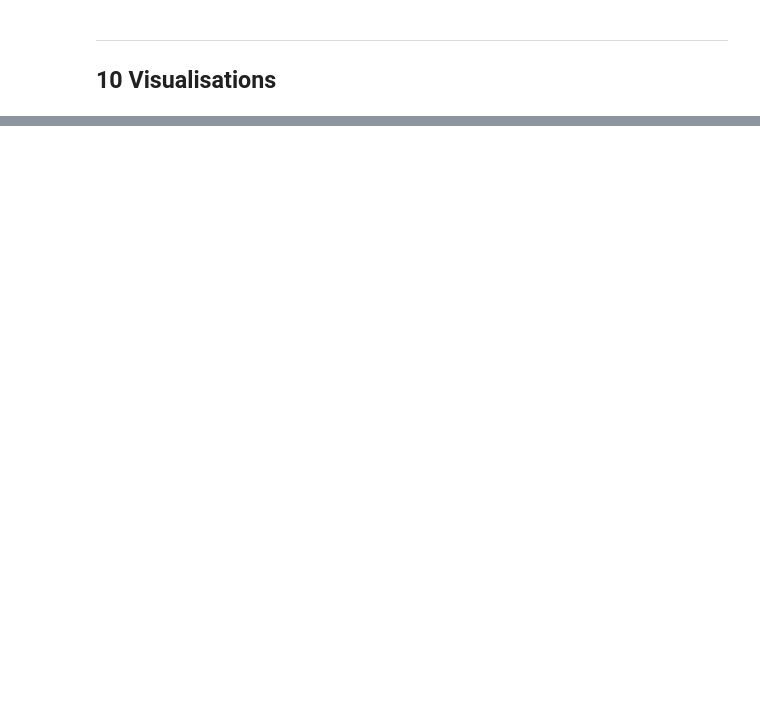
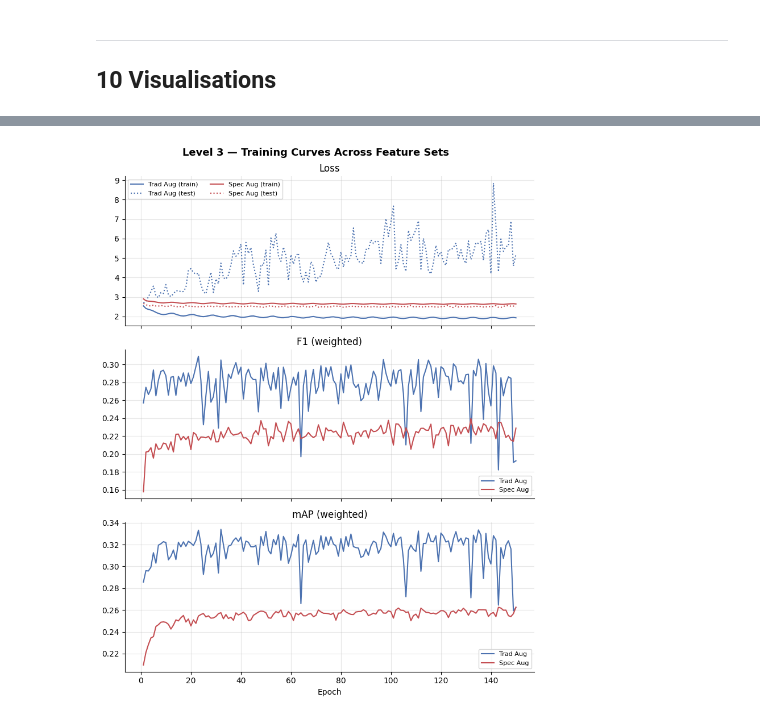
Before and after one commit to m-uceda/BIP2026, a Jupyter notebook: model/model_comp_new.ipynb, the cells around one changed output, grey strips where cells are left out. Cells and saved outputs as stored; diff of their text form; code cells hidden in the pictures; blank space fills up the shorter version.

```diff
--- a/model/model_comp_new.ipynb
+++ b/model/model_comp_new.ipynb
@@ -891,0 +925,61 @@ plt.show()
+# %%
+# ── 10.3  MLP training curves — Level 3 across feature sets ────────────────
+
+feature_sets = ['raw', 'indices', 'trad_aug_idx', 'spec_aug_idx']
+labels = ['Raw', 'Indices', 'Trad Aug', 'Spec Aug']
+colors = ['#55A868', '#8172B2', '#4C72B0', '#C44E52']  # consistent per feature
+
+fig, axes = plt.subplots(3, 1, figsize=(8, 10), sharex=True)
+
+lvl = 3
+
+for fs, label, color in zip(feature_sets, labels, colors):
+    hist = all_histories.get((lvl, fs), {})
+
+    if not hist or len(hist.get('train_loss', [])) == 0:
+        continue
+
+    epochs = range(1, len(hist['train_loss']) + 1)
+
+    # ── Loss ─────────────────────────────────────
+    axes[0].plot(epochs, hist['train_loss'],
+                 color=color, linestyle='-',
+                 label=f'{label} (train)')
+
+    axes[0].plot(epochs, hist['test_loss'],
+                 color=color, linestyle=':',
+                 label=f'{label} (test)')
+
+    # ── F1 ───────────────────────────────────────
+    axes[1].plot(epochs, hist['f1_weighted'],
+                 color=color, linestyle='-',
+                 label=label)
+
+    # ── mAP ──────────────────────────────────────
+    axes[2].plot(epochs, hist['mAP_weighted'],
+                 color=color, linestyle='-',
+                 label=label)
+
+# ── Styling ─────────────────────────────────────
+axes[0].set_title('Loss')
+axes[1].set_title('F1 (weighted)')
+axes[2].set_title('mAP (weighted)')
+
+for ax in axes:
+    ax.grid(True, alpha=0.3)
+    ax.spines[['top', 'right']].set_visible(False)
+
+# cleaner legends
+axes[0].legend(fontsize=8, ncol=2)
+axes[1].legend(fontsize=8)
+axes[2].legend(fontsize=8)
+
+axes[-1].set_xlabel('Epoch')
+
+plt.suptitle('Level 3 — Training Curves Across Feature Sets', fontsize=13, fontweight='bold')
+plt.tight_layout()
+
+plt.savefig(os.path.join(MODEL_DIR, 'mlp_lvl3_feature_curves.png'), dpi=150)
+plt.show()
+# %% [output]
+[figure, added]
```
Also changed, not shown: parts of 16 cells of this notebook, 2 other files.
